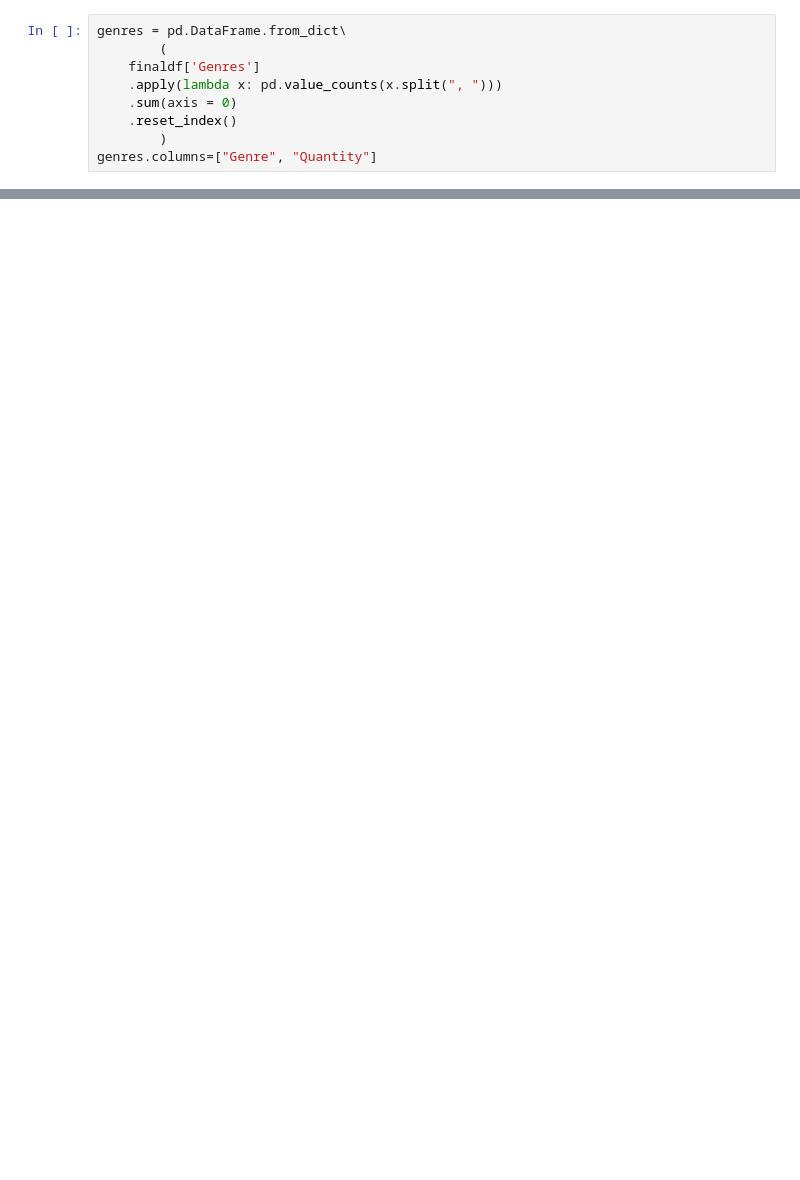
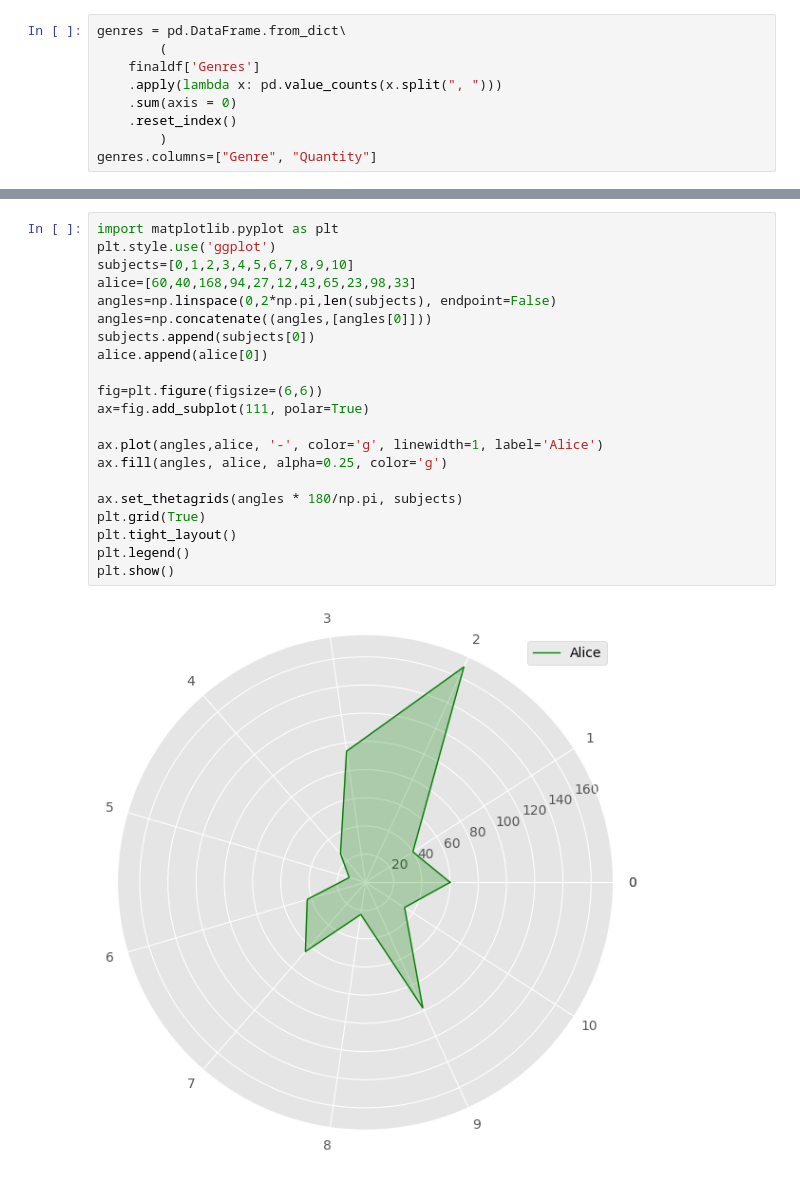
Before and after one commit to xzeqtr/MAL_parser, a Jupyter notebook: MAL.ipynb, the cells around one changed output, grey strips where cells are left out. Drawn from its saved outputs; the diff is of its cells as text; blank space fills up the shorter version.

```diff
--- a/MAL.ipynb
+++ b/MAL.ipynb
@@ -115,0 +140,23 @@ genres.plot(kind='bar', x="Genre", y="Quantity", fontsize=8)
+# %%
+import matplotlib.pyplot as plt
+plt.style.use('ggplot')
+subjects=[0,1,2,3,4,5,6,7,8,9,10]
+alice=[60,40,168,94,27,12,43,65,23,98,33]
+angles=np.linspace(0,2*np.pi,len(subjects), endpoint=False)
+angles=np.concatenate((angles,[angles[0]]))
+subjects.append(subjects[0])
+alice.append(alice[0])
+
+fig=plt.figure(figsize=(6,6))
+ax=fig.add_subplot(111, polar=True)
+
+ax.plot(angles,alice, '-', color='g', linewidth=1, label='Alice')
+ax.fill(angles, alice, alpha=0.25, color='g')
+
+ax.set_thetagrids(angles * 180/np.pi, subjects)
+plt.grid(True)
+plt.tight_layout()
+plt.legend()
+plt.show()
+# %% [output]
+[figure, added]
```
Also changed, not shown: parts of 8 cells of this notebook, 1 other file.
